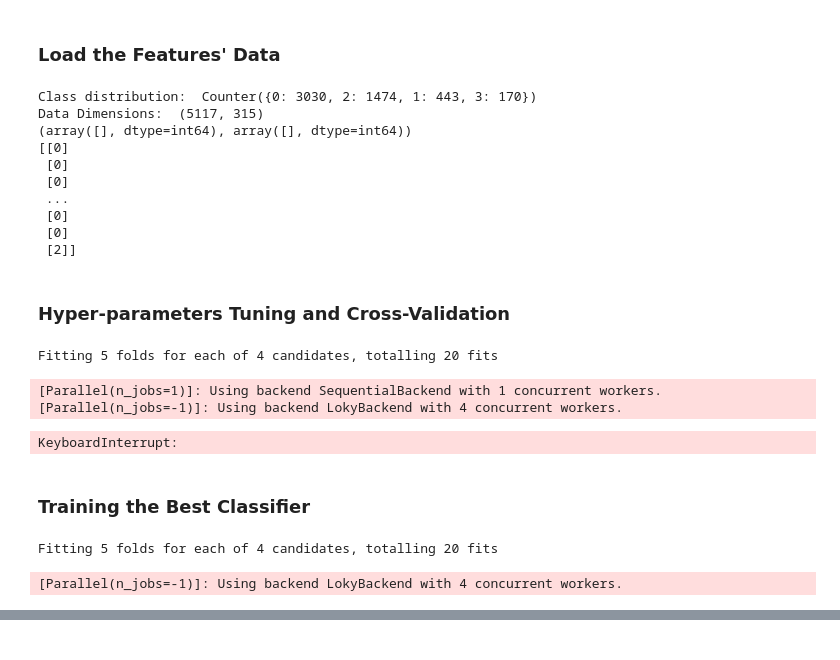
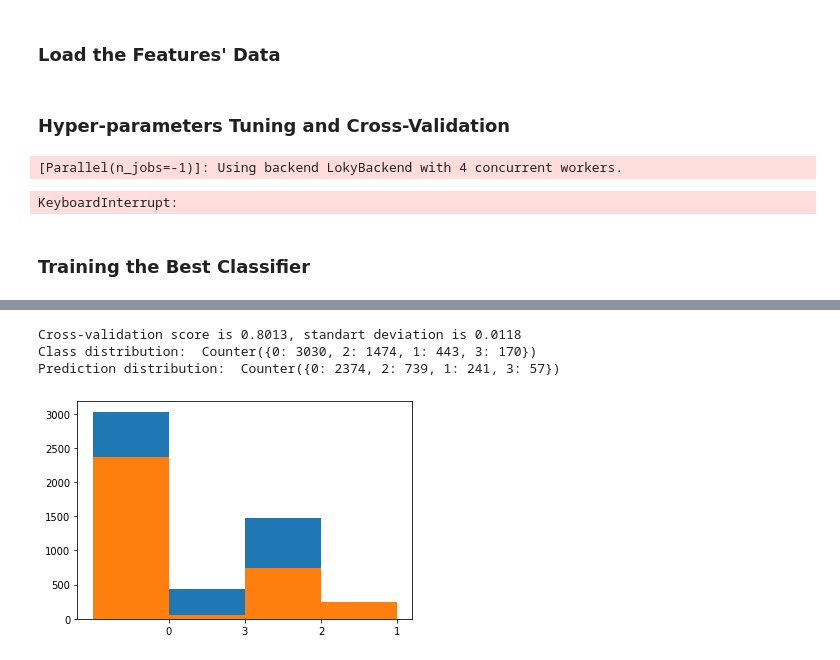
Before and after one commit to yardenas/ethz-advanced-ml, a Jupyter notebook: projects/project_3/classic_classification/ecg_with_feature_extraction.ipynb, the cells around one changed output, grey strips where cells are left out. Drawn from its saved outputs; the diff is of its cells as text; code cells hidden in the pictures.

```diff
--- a/projects/project_3/classic_classification/ecg_with_feature_extraction.ipynb
+++ b/projects/project_3/classic_classification/ecg_with_feature_extraction.ipynb
@@ -122,19 +128,9 @@ test = pd.read_csv('test.csv', sep=None).drop('id', axis=1).to_numpy()
 # %%
 print('Class distribution: ', Counter(y.ravel()))
 print('Data Dimensions: ', training.shape)
-print(np.where(np.isnan(training)))
-print(y)
+print('Reliable Data: %0.4f' % (np.count_nonzero(~np.isnan(training)) / np.size(training)))
+print('Reliable Data: %0.4f' % (np.count_nonzero(~np.isnan(test)) / np.size(test)))
+training
-# %% [output]
-Class distribution:  Counter({0: 3030, 2: 1474, 1: 443, 3: 170})
-Data Dimensions:  (5117, 315)
-(array([], dtype=int64), array([], dtype=int64))
-[[0]
- [0]
- [0]
- ...
- [0]
- [0]
- [2]]
 # %% [markdown]
 ### Hyper-parameters Tuning and Cross-Validation
 # %%
@@ -150,6 +146,7 @@ pipeline = make_pipeline(
                          SimpleImputer(strategy='median'),
                          RobustScaler(),
                          GradientBoostingClassifier()
+)
 parameter_space = {
     'gradientboostingclassifier__learning_rate': [0.1, 0.025],
     'gradientboostingclassifier__n_estimators': [500],
@@ -162,29 +159,47 @@ best_classifier = GridSearchCV(pipeline, parameter_space,
                                n_jobs=-1, scoring='f1_micro',
                                verbose=True, iid=False,
                                cv=inner_cv)
-scores = cross_val_score(best_classifier, training, y.ravel(),
+scores = cross_val_score(pipeline, training, y.ravel(),
                             cv=outer_cv,
                             scoring='f1_micro',
                             n_jobs=1,
                             verbose=True)
 print("Cross-validation score is %0.4f, standart deviation is %0.4f" % (scores.mean(), scores.std()))
 # %% [output]
-Fitting 5 folds for each of 4 candidates, totalling 20 fits
+[Parallel(n_jobs=-1)]: Using backend LokyBackend with 4 concurrent workers.
-[Parallel(n_jobs=1)]: Using backend SequentialBackend with 1 concurrent workers.
-[Parallel(n_jobs=-1)]: Using backend LokyBackend with 4 concurrent workers.
+KeyboardInterrupt:
-KeyboardInterrupt:
 # %% [markdown]
 ### Training the Best Classifier
-# %%
-best_classifier.fit(training, y.ravel())
-print("Best estimators parameters:\n",
-      pd.DataFrame(best_classifier.cv_results_))
-y_pred = best_classifier.predict(test)
-print('Class distribution: ', Counter(y.ravel()))
-print('Prediction distribution: ' , Counter(y_pred.ravel()))
-id = [float(i) for i in range(0, len(y_pred))]
-df = pd.DataFrame({'id': id, 'y': y_pred})
-df.to_csv('solution.csv', index=False)
-# %% [output]
-Fitting 5 folds for each of 4 candidates, totalling 20 fits
-[Parallel(n_jobs=-1)]: Using backend LokyBackend with 4 concurrent workers.
+# %%
+from sklearn.utils.class_weight import compute_sample_weight
+sample_weights = compute_sample_weight(class_weight='balanced', y=y.ravel())
+pipeline = make_pipeline(
+                         SimpleImputer(strategy='median'),
+                         RobustScaler(),
+                         GradientBoostingClassifier(learning_rate=0.1, subsample=0.5)
+)
+scores = cross_val_score(pipeline, training, y.ravel(),
+                            cv=outer_cv,
+                            scoring='f1_micro',
+                            n_jobs=-1,
+                            verbose=True)
+print("Cross-validation score is %0.4f, standart deviation is %0.4f" % (scores.mean(), scores.std()))
+pipeline.fit(training, y.ravel())
+y_pred = pipeline.predict(test)
+
+
+print('Class distribution: ', Counter(y.ravel()))
+print('Prediction distribution: ', Counter(y_pred.ravel()))
+def counter_histogram(counter):
+    labels, values = zip(*counter.items())
+    indexes = np.arange(len(labels))
+    width = 1
+    plt.bar(indexes, values, width)
+    plt.xticks(indexes + width * 0.5, labels)
+counter_histogram(Counter(y.ravel()))
+counter_histogram(Counter(y_pred.ravel()))
+
+id = [float(i) for i in range(0, len(y_pred))]
+df = pd.DataFrame({'id': id, 'y': y_pred})
+df.to_csv('solution.csv', index=False)
+# %% [output]
@@ -190,0 +208,4 @@ Fitting 5 folds for each of 4 candidates, totalling 20 fits
+Cross-validation score is 0.8013, standart deviation is 0.0118
+Class distribution:  Counter({0: 3030, 2: 1474, 1: 443, 3: 170})
+Prediction distribution:  Counter({0: 2374, 2: 739, 1: 241, 3: 57})
+[figure, added]
```
Also changed, not shown: parts of 8 cells of this notebook.
